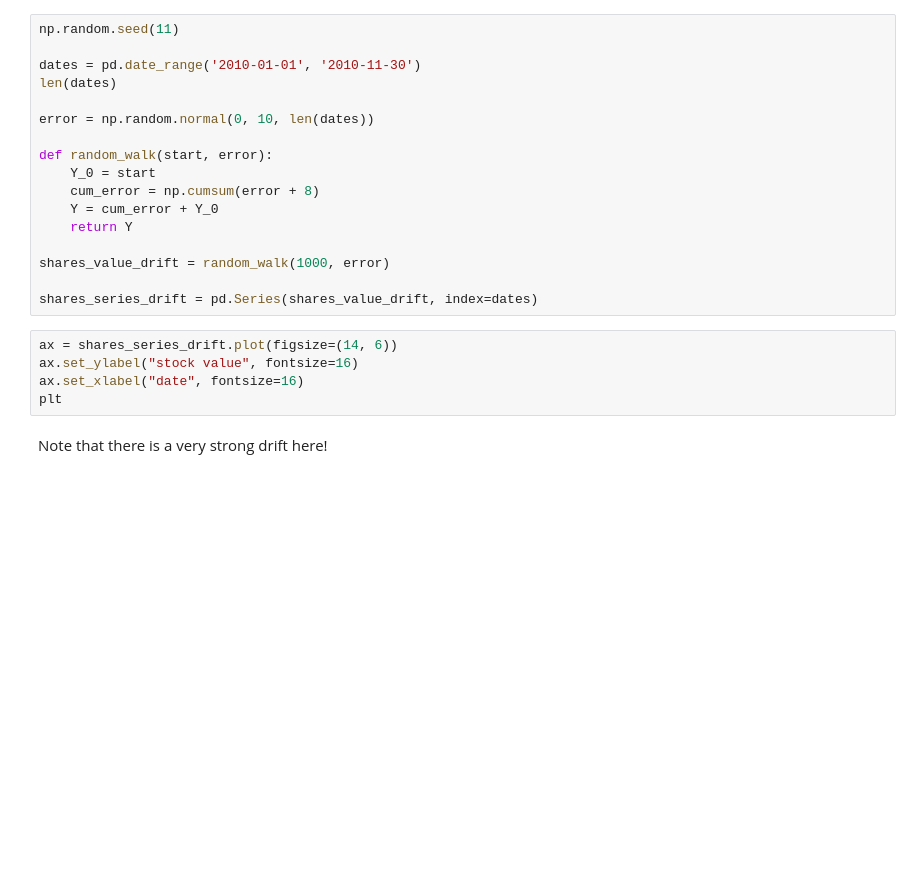
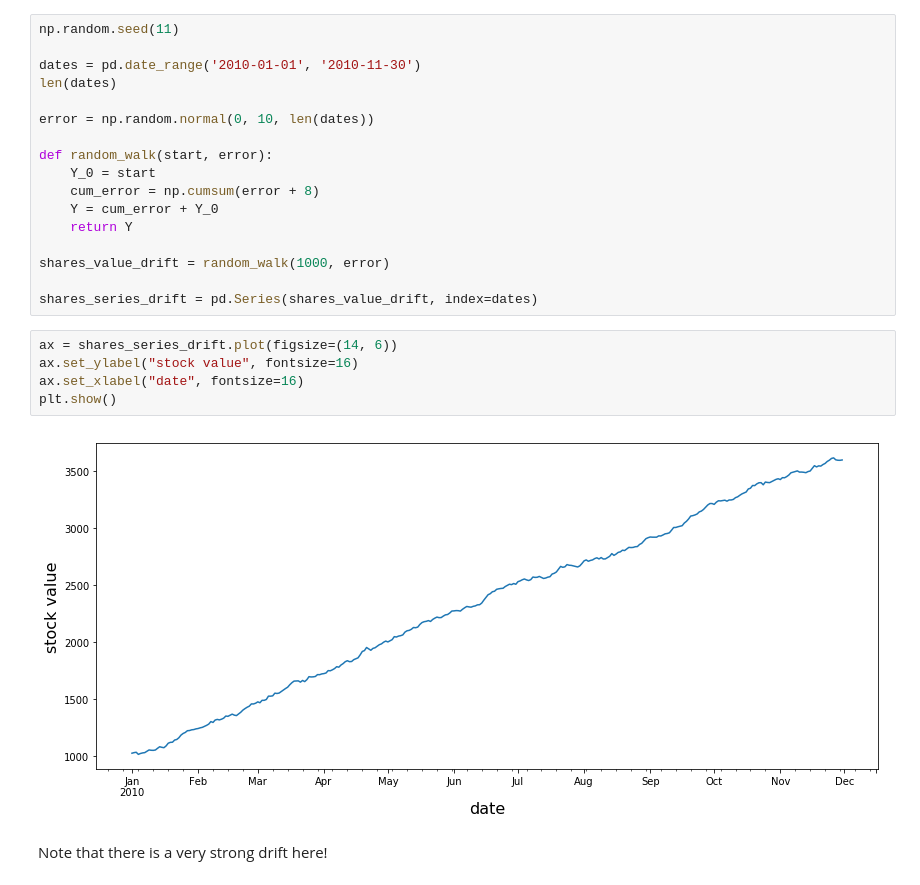
Before and after one commit to nkacoroski/dsc-3-26-03-basic-time-series-models-lab-seattle-ds-career-040119, a Jupyter notebook: index.ipynb, the cells around one changed output. Drawn from its saved outputs; the diff is of its cells as text; blank space fills up the shorter version.

```diff
--- a/index.ipynb
+++ b/index.ipynb
@@ -164,8 +164,10 @@ shares_series_drift = pd.Series(shares_value_drift, index=dates)
 # %%
 ax = shares_series_drift.plot(figsize=(14, 6))
 ax.set_ylabel("stock value", fontsize=16)
 ax.set_xlabel("date", fontsize=16)
-plt
+plt.show()
+# %% [output]
+[figure, added]
 # %% [markdown]
 Note that there is a very strong drift here!
 # %% [markdown]
```
